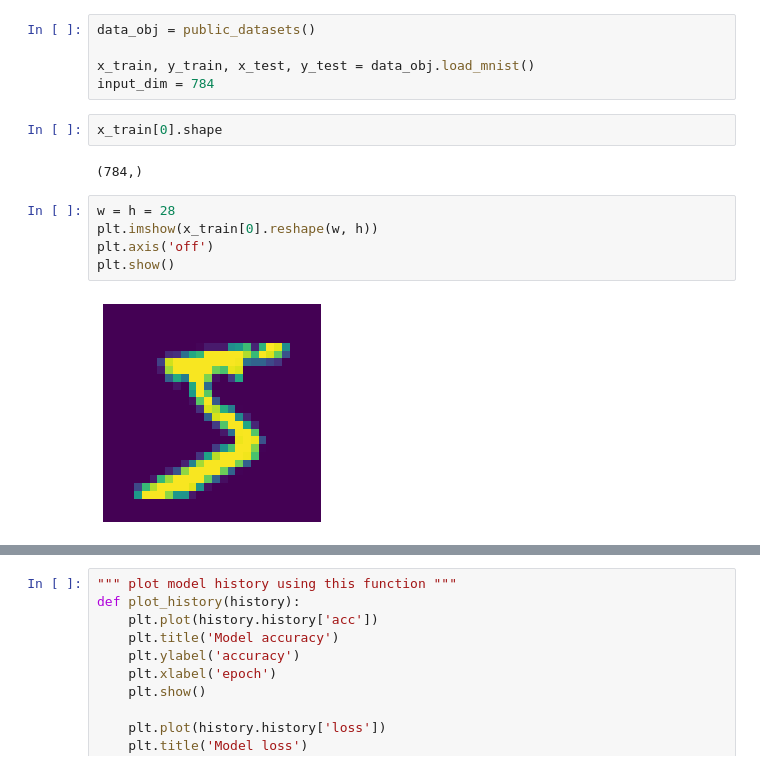
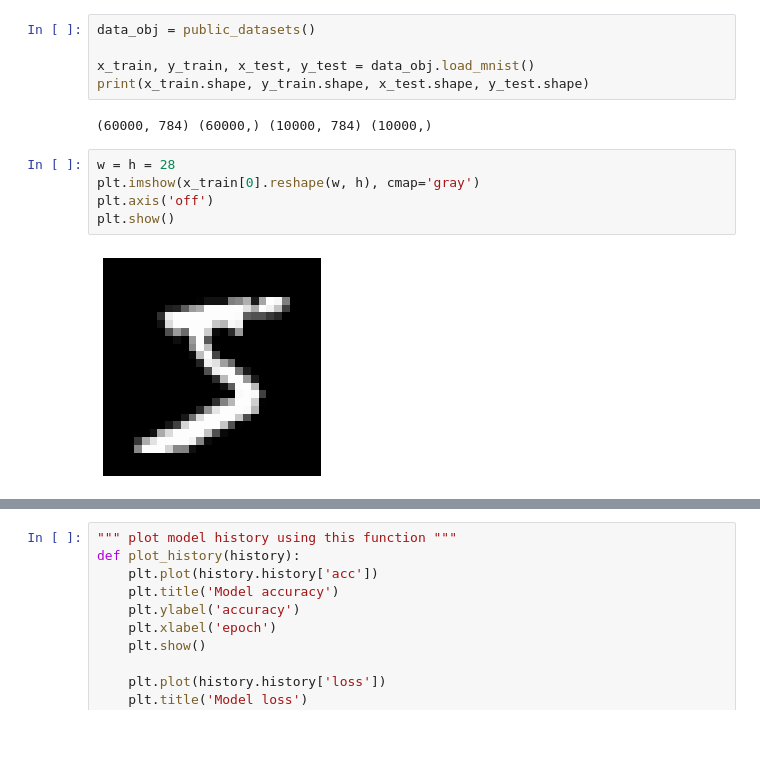
Before and after one commit to VeeranjaneyuluToka/tensorflow, a Jupyter notebook: autoencoder/notebooks/undercomplete_autoencoder.ipynb, the cells around one changed output, grey strips where cells are left out. Saved outputs shown, nothing was run; the diff lists cells and outputs as text; blank space fills up the shorter version.

```diff
--- a/autoencoder/notebooks/undercomplete_autoencoder.ipynb
+++ b/autoencoder/notebooks/undercomplete_autoencoder.ipynb
@@ -36,15 +16,13 @@ plt.plot(x_train[:,0], x_train[:,1], x_train[:,2], "b.")
 data_obj = public_datasets()
 
 x_train, y_train, x_test, y_test = data_obj.load_mnist()
-input_dim = 784
+print(x_train.shape, y_train.shape, x_test.shape, y_test.shape)
+# %% [output]
+(60000, 784) (60000,) (10000, 784) (10000,)
-# %%
-x_train[0].shape
-# %% [output]
-(784,)
 # %%
 w = h = 28
-plt.imshow(x_train[0].reshape(w, h))
+plt.imshow(x_train[0].reshape(w, h), cmap='gray')
 plt.axis('off')
 plt.show()
 # %% [output]
-[figure, old version]
+[figure, new version]
```
Also changed, not shown: parts of 16 cells of this notebook, 1 other file.
